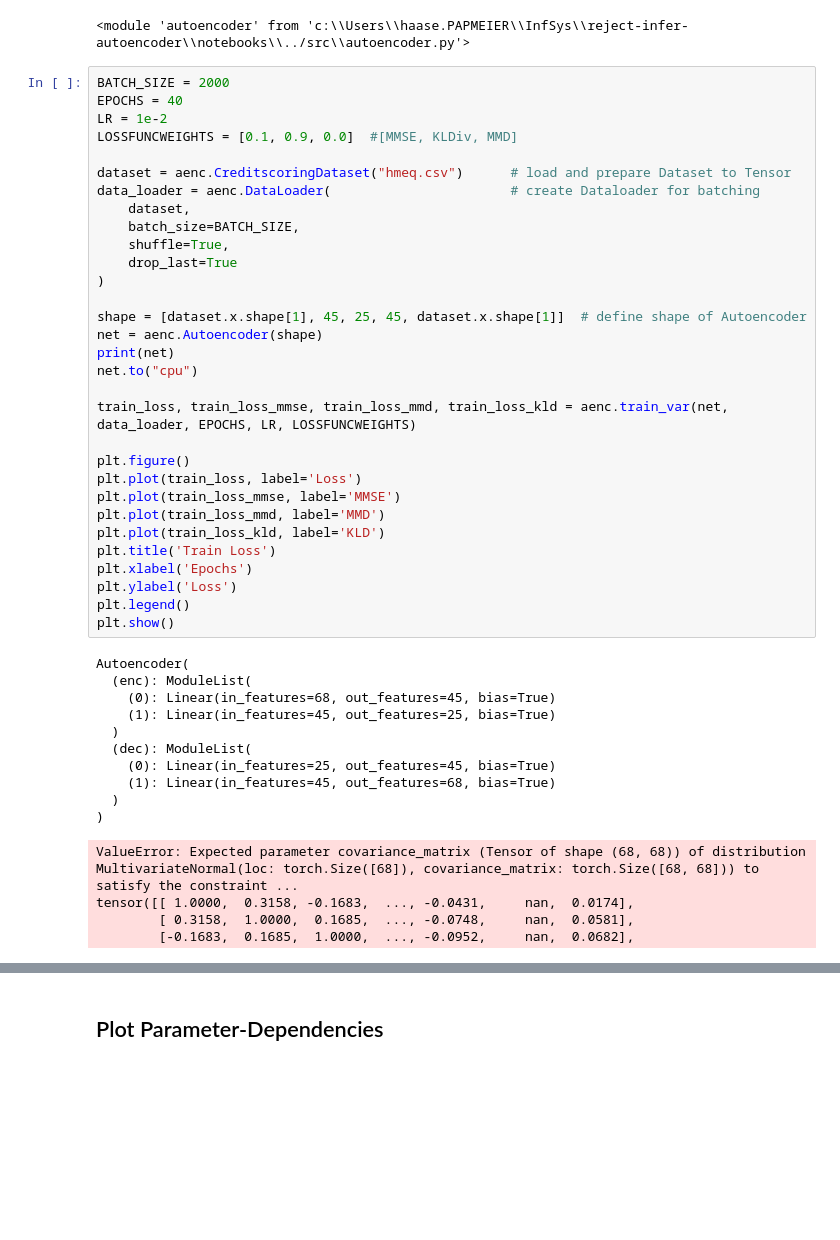
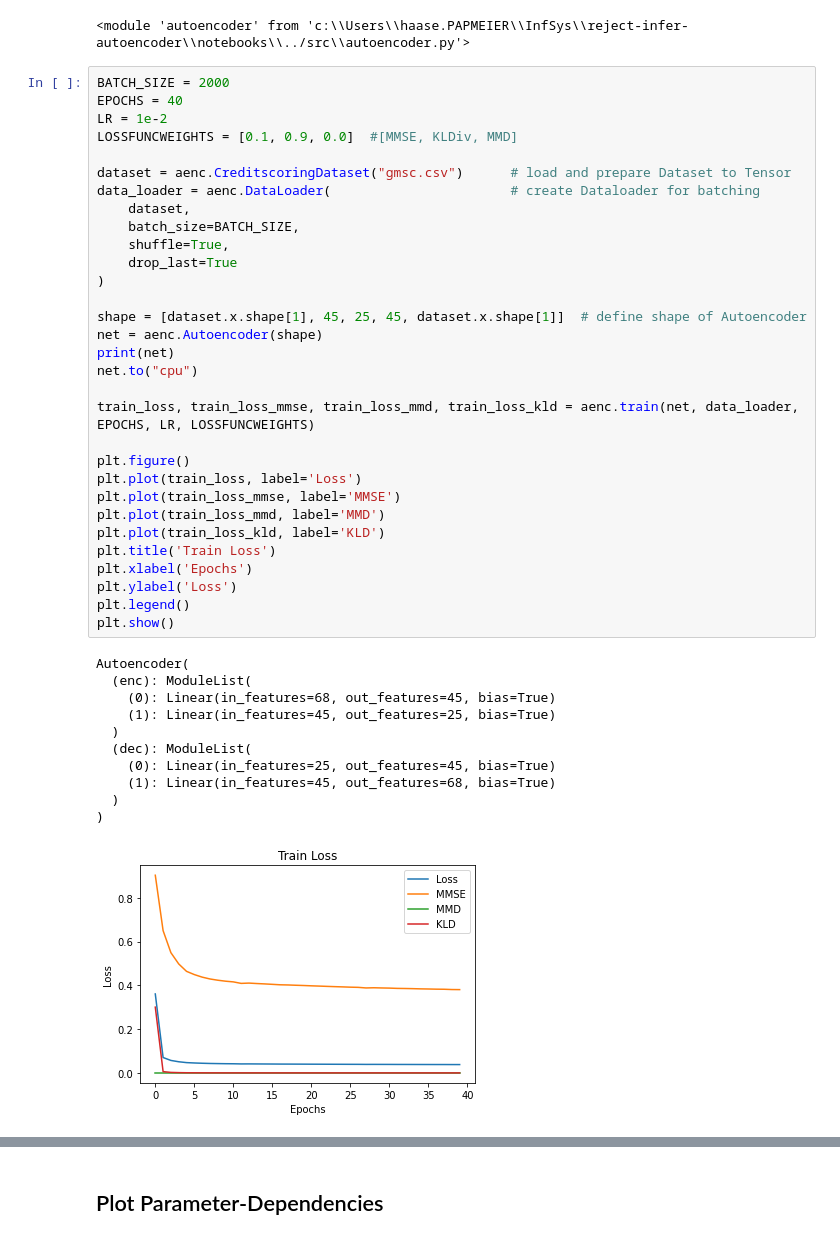
Before and after one commit to lukasvoege/reject-infer-autoencoder, a Jupyter notebook: notebooks/playground.ipynb, the cells around one changed output, grey strips where cells are left out. Drawn from its saved outputs; the diff is of its cells as text; blank space fills up the shorter version.

```diff
--- a/notebooks/playground.ipynb
+++ b/notebooks/playground.ipynb
@@ -95,7 +95,7 @@ EPOCHS = 40
 LR = 1e-2
 LOSSFUNCWEIGHTS = [0.1, 0.9, 0.0]  #[MMSE, KLDiv, MMD]
 
-dataset = aenc.CreditscoringDataset("hmeq.csv")      # load and prepare Dataset to Tensor
+dataset = aenc.CreditscoringDataset("gmsc.csv")      # load and prepare Dataset to Tensor
 data_loader = aenc.DataLoader(                       # create Dataloader for batching
     dataset,
     batch_size=BATCH_SIZE,
@@ -103,38 +103,35 @@ data_loader = aenc.DataLoader(                       # create Dataloader for bat
     drop_last=True
 )
 
 shape = [dataset.x.shape[1], 45, 25, 45, dataset.x.shape[1]]  # define shape of Autoencoder
 net = aenc.Autoencoder(shape)
 print(net)
 net.to("cpu")
 
-train_loss, train_loss_mmse, train_loss_mmd, train_loss_kld = aenc.train_var(net, data_loader, EPOCHS, LR, LOSSFUNCWEIGHTS)
+train_loss, train_loss_mmse, train_loss_mmd, train_loss_kld = aenc.train(net, data_loader, EPOCHS, LR, LOSSFUNCWEIGHTS)
 
 plt.figure()
 plt.plot(train_loss, label='Loss')
 plt.plot(train_loss_mmse, label='MMSE')
 plt.plot(train_loss_mmd, label='MMD')
 plt.plot(train_loss_kld, label='KLD')
 plt.title('Train Loss')
 plt.xlabel('Epochs')
 plt.ylabel('Loss')
 plt.legend()
 plt.show()
 # %% [output]
 Autoencoder(
   (enc): ModuleList(
     (0): Linear(in_features=68, out_features=45, bias=True)
     (1): Linear(in_features=45, out_features=25, bias=True)
   )
   (dec): ModuleList(
     (0): Linear(in_features=25, out_features=45, bias=True)
     (1): Linear(in_features=45, out_features=68, bias=True)
   )
 )
-ValueError: Expected parameter covariance_matrix (Tensor of shape (68, 68)) of distribution MultivariateNormal(loc: torch.Size([68]), covariance_matrix: torch.Size([68, 68])) to satisfy the constraint ...
-tensor([[ 1.0000,  0.3158, -0.1683,  ..., -0.0431,     nan,  0.0174],
-        [ 0.3158,  1.0000,  0.1685,  ..., -0.0748,     nan,  0.0581],
-        [-0.1683,  0.1685,  1.0000,  ..., -0.0952,     nan,  0.0682],
+[figure, added]
 # %%
 n_years = 20
 
```
Also changed, not shown: parts of 1 cell of this notebook.
